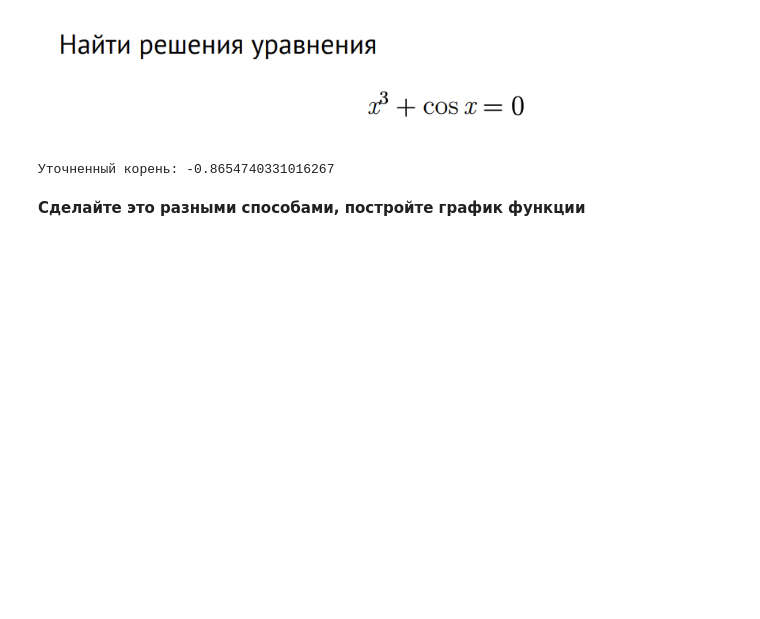
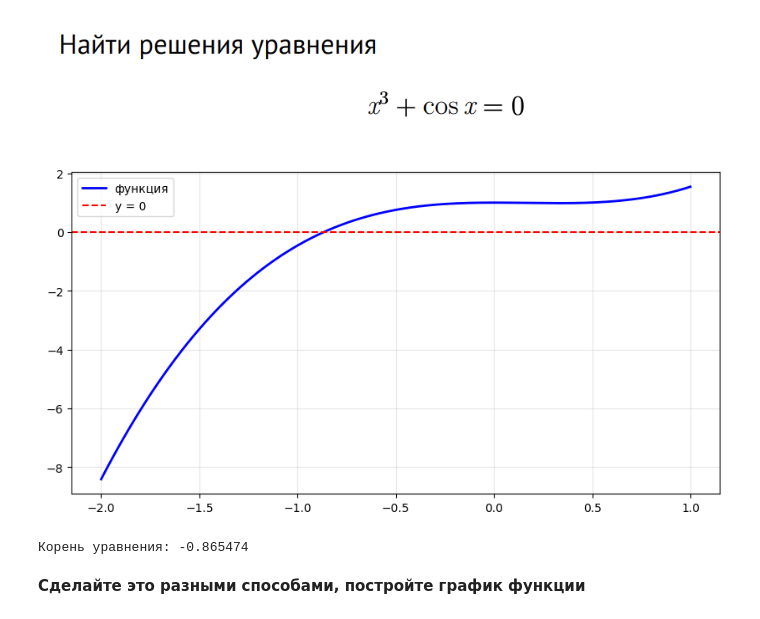
Before and after one commit to DanisStepanov/Computer-mathematics-systems, a Jupyter notebook: 4. Библиотека SciPy/Практическая_работа_№4_Библиотека_SciPy_Часть_№1.ipynb, the cells around one changed output. Drawn from its saved outputs; the diff is of its cells as text; code cells hidden in the pictures; blank space fills up the shorter version.

```diff
--- a/4. Библиотека SciPy/Практическая_работа_№4_Библиотека_SciPy_Часть_№1.ipynb
+++ b/4. Библиотека SciPy/Практическая_работа_№4_Библиотека_SciPy_Часть_№1.ipynb
@@ -66,16 +64,27 @@ print('Значение интеграла (метод трапеции):', F)
 ### **4. Методы оптимизации. Поиск корней уравнения**
 # %% [markdown]
 ![image.png](embedded-picture-1)
-# %%
-x = np.linspace(-2, 2, 400)
-F = x**3 + np.cos(x)
-index_bliz_0 = np.argmin(np.abs(F))
-root = x[index_bliz_0]
-
-precise_root = fsolve(f, root)
-print(f"Уточненный корень: {precise_root[0]}")
-# %% [output]
-Уточненный корень: -0.8654740331016267
+# %%
+def f(x):
+    return x**3 + np.cos(x)
+x_vals = np.linspace(-2, 1, 400)
+y_vals = f(x_vals)
+plt.figure(figsize=(10, 5))
+plt.plot(x_vals, y_vals, label='функция', color='blue', lw=2)
+plt.axhline(0, color='red', linestyle='--', label='y = 0')
+plt.grid(True, alpha=0.3)
+plt.legend()
+plt.show()
+# %% [output]
+[figure, added]
+# %%
+def f(x):
+    return x**3 + np.cos(x)
+nach_pribl = -1.0
+root = fsolve(f, nach_pribl)
+print(f"Корень уравнения: {root[0]:.6f}")
+# %% [output]
+Корень уравнения: -0.865474
 # %% [markdown]
 **Сделайте это разными способами, постройте график функции**
 # %% [markdown]
```
Also changed, not shown: parts of 14 cells of this notebook.
